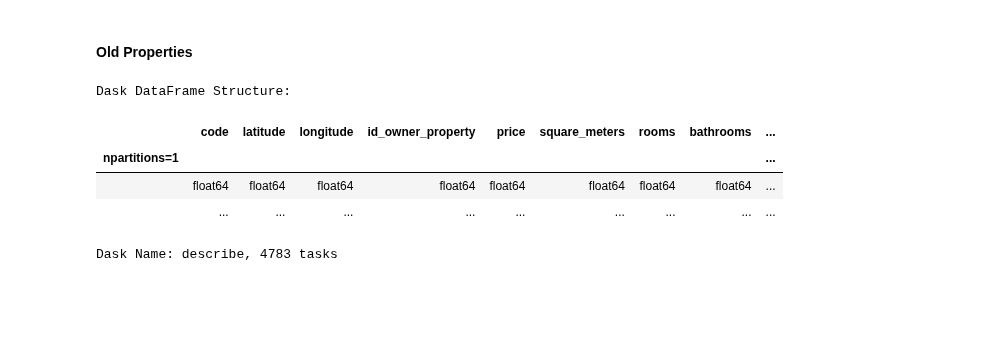
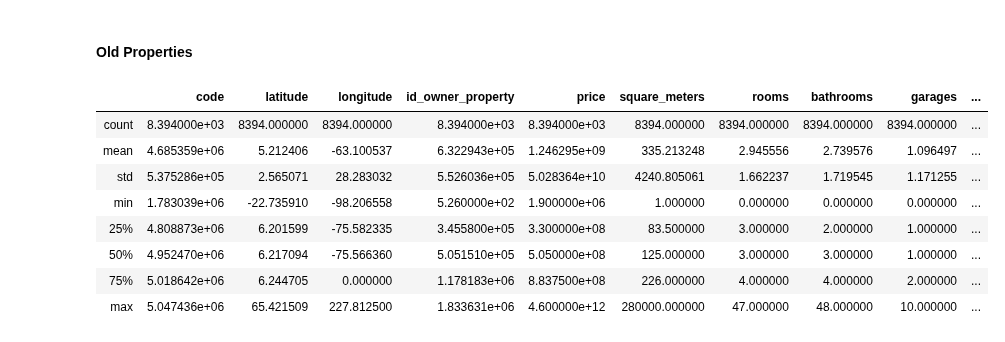
Before and after one commit to stivenramireza/anutibara-web-scraping, a Jupyter notebook: data-analytics/data_analytics.ipynb, the cells around one changed output. Saved outputs shown, nothing was run; the diff lists cells and outputs as text; code cells hidden in the pictures; blank space fills up the shorter version.

```diff
--- a/data-analytics/data_analytics.ipynb
+++ b/data-analytics/data_analytics.ipynb
@@ -148,6 +153,7 @@ Dask DataFrame Structure:
 Dask Name: reset_index, 290 tasks
 # %%
 ddf_old_properties = ddf.loc[:,~ddf.columns.duplicated()]
+ddf_old_properties = ddf_old_properties.dropna()
 # %% [markdown]
 ### Rename DataFrame Columns
 # %% [markdown]
@@ -247,6 +240,8 @@ ddf_new_properties['price'] = ddf_new_properties['price'].astype(int)
 # %% [markdown]
 #### Old Properties
 # %%
+ddf_old_properties['id_mongoose'] = ddf_old_properties['id_mongoose'].astype(str)
+ddf_old_properties['code'] = ddf_old_properties['code'].astype(int)
 ddf_old_properties['active'] = ddf_old_properties['active'].apply(lambda status: True if (status == 'Active') else False, meta=('active', 'bool'))
 ddf_old_properties['new_property'] = ddf_old_properties['new_property'].apply(lambda status: True if (status == 'Nuevo') else False, meta=('new_property', 'bool'))
 ddf_old_properties['includes_administration'] = ddf_old_properties['includes_administration'].apply(lambda status: True if (status == 'Nuevo') else False, meta=('includes_administration', 'bool'))
@@ -285,11 +283,14 @@ Dask Name: describe, 4507 tasks
 # %% [markdown]
 #### Old Properties
 # %%
-ddf_old_properties.describe()
+ddf_old_properties.describe().head(20)
 # %% [output]
-Dask DataFrame Structure:
-|  | code | latitude | longitude | id_owner_property | price | square_meters | rooms | bathrooms | ... |
-| npartitions=1 |  |  |  |  |  |  |  |  | ... |
-|  | float64 | float64 | float64 | float64 | float64 | float64 | float64 | float64 | ... |
-|  | ... | ... | ... | ... | ... | ... | ... | ... | ... |
+|  | code | latitude | longitude | id_owner_property | price | square_meters | rooms | bathrooms | garages | ... |
+| count | 8.394000e+03 | 8394.000000 | 8394.000000 | 8.394000e+03 | 8.394000e+03 | 8394.000000 | 8394.000000 | 8394.000000 | 8394.000000 | ... |
+| mean | 4.685359e+06 | 5.212406 | -63.100537 | 6.322943e+05 | 1.246295e+09 | 335.213248 | 2.945556 | 2.739576 | 1.096497 | ... |
+| std | 5.375286e+05 | 2.565071 | 28.283032 | 5.526036e+05 | 5.028364e+10 | 4240.805061 | 1.662237 | 1.719545 | 1.171255 | ... |
+| min | 1.783039e+06 | -22.735910 | -98.206558 | 5.260000e+02 | 1.900000e+06 | 1.000000 | 0.000000 | 0.000000 | 0.000000 | ... |
+| 25% | 4.808873e+06 | 6.201599 | -75.582335 | 3.455800e+05 | 3.300000e+08 | 83.500000 | 3.000000 | 2.000000 | 1.000000 | ... |
+| 50% | 4.952470e+06 | 6.217094 | -75.566360 | 5.051510e+05 | 5.050000e+08 | 125.000000 | 3.000000 | 3.000000 | 1.000000 | ... |
+| 75% | 5.018642e+06 | 6.244705 | 0.000000 | 1.178183e+06 | 8.837500e+08 | 226.000000 | 4.000000 | 4.000000 | 2.000000 | ... |
+| max | 5.047436e+06 | 65.421509 | 227.812500 | 1.833631e+06 | 4.600000e+12 | 280000.000000 | 47.000000 | 48.000000 | 10.000000 | ... |
-Dask Name: describe, 4783 tasks
```
Also changed, not shown: parts of 5 cells of this notebook, 1 other file.
